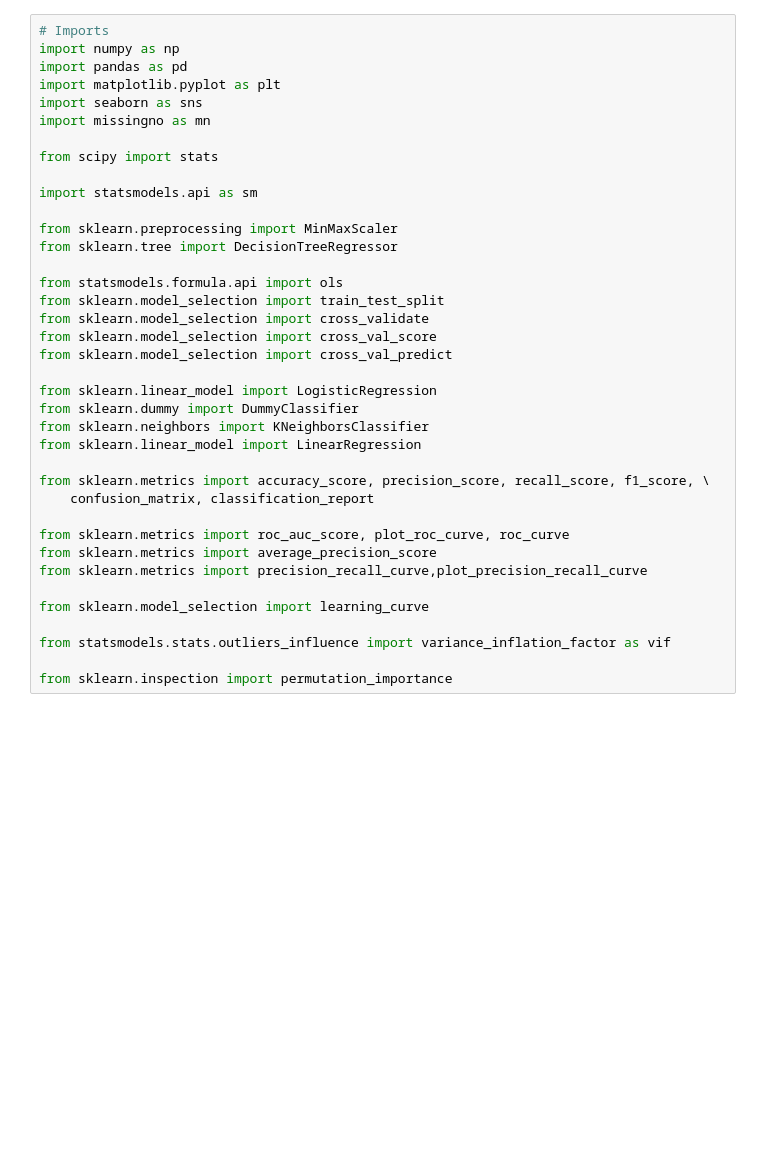
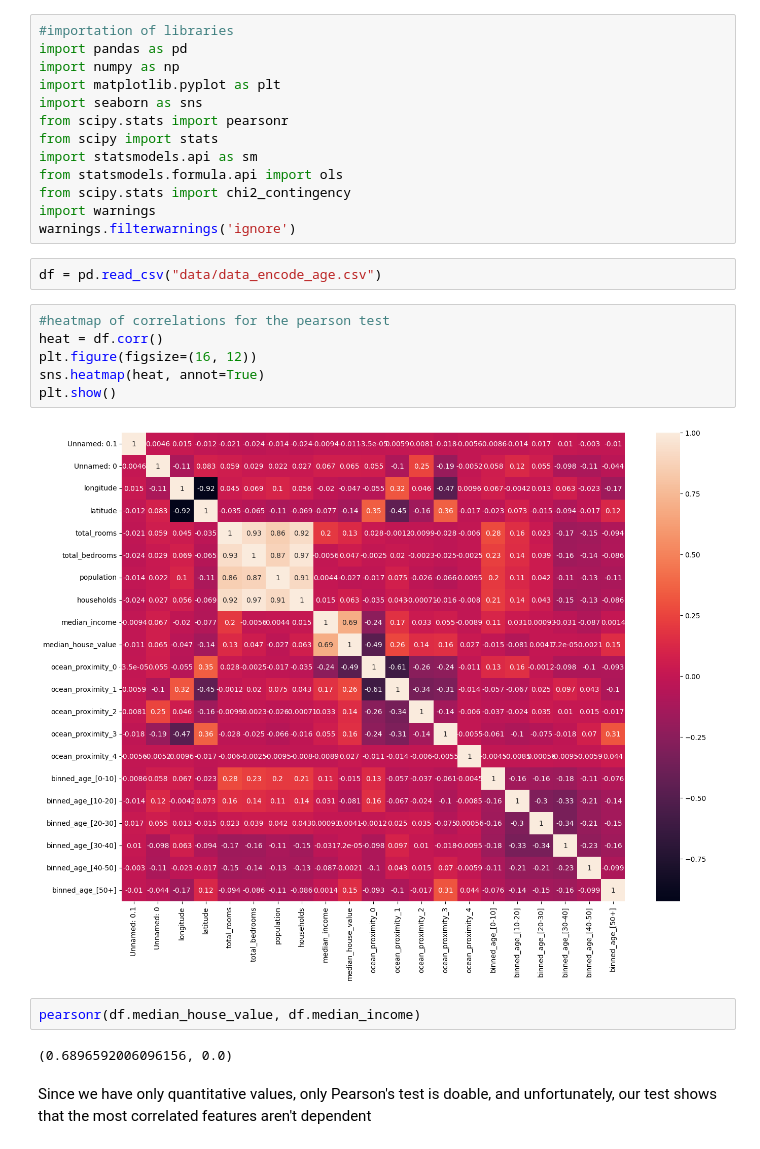
Before and after one commit to Farleth/Immo_ML, a Jupyter notebook: Notebook_Inférence.ipynb, the cells around one changed output. Cells and saved outputs as stored; diff of their text form; blank space fills up the shorter version.

Commit message:
Finishing up inference, last model and last EDA

```diff
--- a/Notebook_Inférence.ipynb
+++ b/Notebook_Inférence.ipynb
@@ -1,38 +1,29 @@
 # %%
-# Imports
+#importation of libraries
+import pandas as pd
 import numpy as np
-import pandas as pd
 import matplotlib.pyplot as plt
 import seaborn as sns
-import missingno as mn
-
+from scipy.stats import pearsonr
 from scipy import stats
-
 import statsmodels.api as sm
-
-from sklearn.preprocessing import MinMaxScaler
-from sklearn.tree import DecisionTreeRegressor
-
 from statsmodels.formula.api import ols
-from sklearn.model_selection import train_test_split
-from sklearn.model_selection import cross_validate
-from sklearn.model_selection import cross_val_score
-from sklearn.model_selection import cross_val_predict
-
-from sklearn.linear_model import LogisticRegression
-from sklearn.dummy import DummyClassifier
-from sklearn.neighbors import KNeighborsClassifier
-from sklearn.linear_model import LinearRegression
-
-from sklearn.metrics import accuracy_score, precision_score, recall_score, f1_score, \
-    confusion_matrix, classification_report
-
-from sklearn.metrics import roc_auc_score, plot_roc_curve, roc_curve
-from sklearn.metrics import average_precision_score
-from sklearn.metrics import precision_recall_curve,plot_precision_recall_curve
-
-from sklearn.model_selection import learning_curve
-
-from statsmodels.stats.outliers_influence import variance_inflation_factor as vif
-
-from sklearn.inspection import permutation_importance
+from scipy.stats import chi2_contingency
+import warnings
+warnings.filterwarnings('ignore')
+# %%
+df = pd.read_csv("data/data_encode_age.csv")
+# %%
+#heatmap of correlations for the pearson test
+heat = df.corr()
+plt.figure(figsize=(16, 12))
+sns.heatmap(heat, annot=True)
+plt.show()
+# %% [output]
+[figure, added]
+# %%
+pearsonr(df.median_house_value, df.median_income)
+# %% [output]
+(0.6896592006096156, 0.0)
+# %% [markdown]
+Since we have only quantitative values, only Pearson's test is doable, and unfortunately, our test shows that the most correlated features aren't dependent
```
Also changed, not shown: 1 other file.
